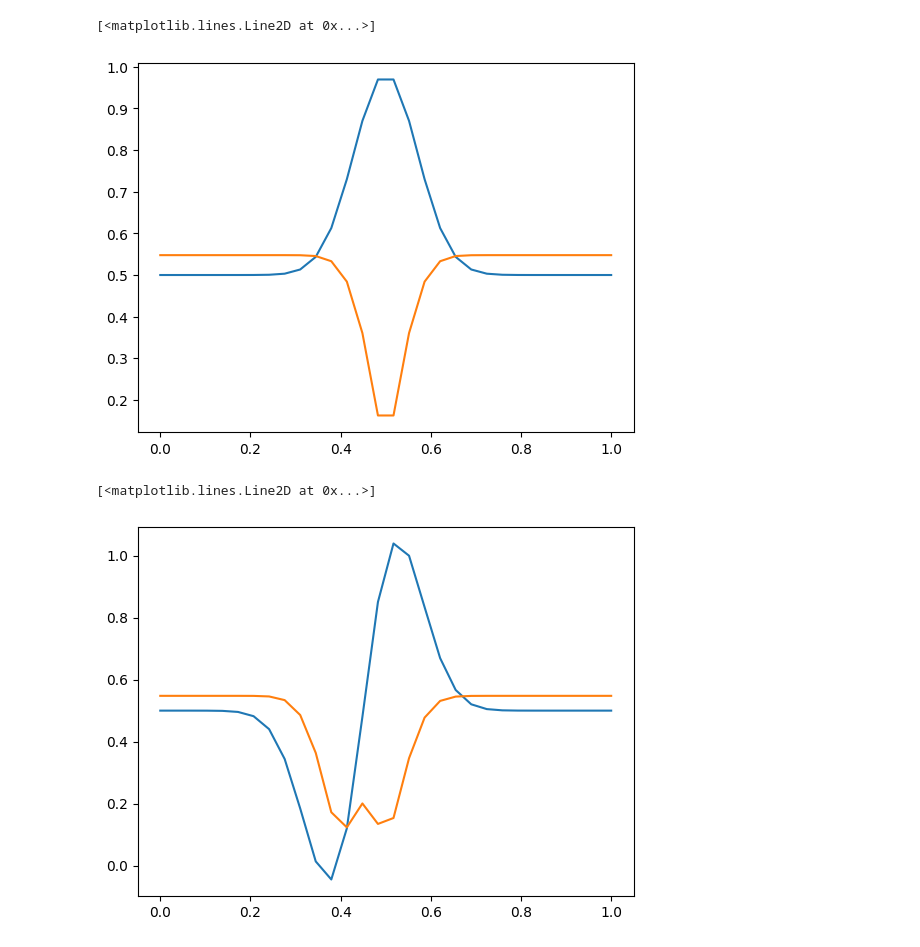
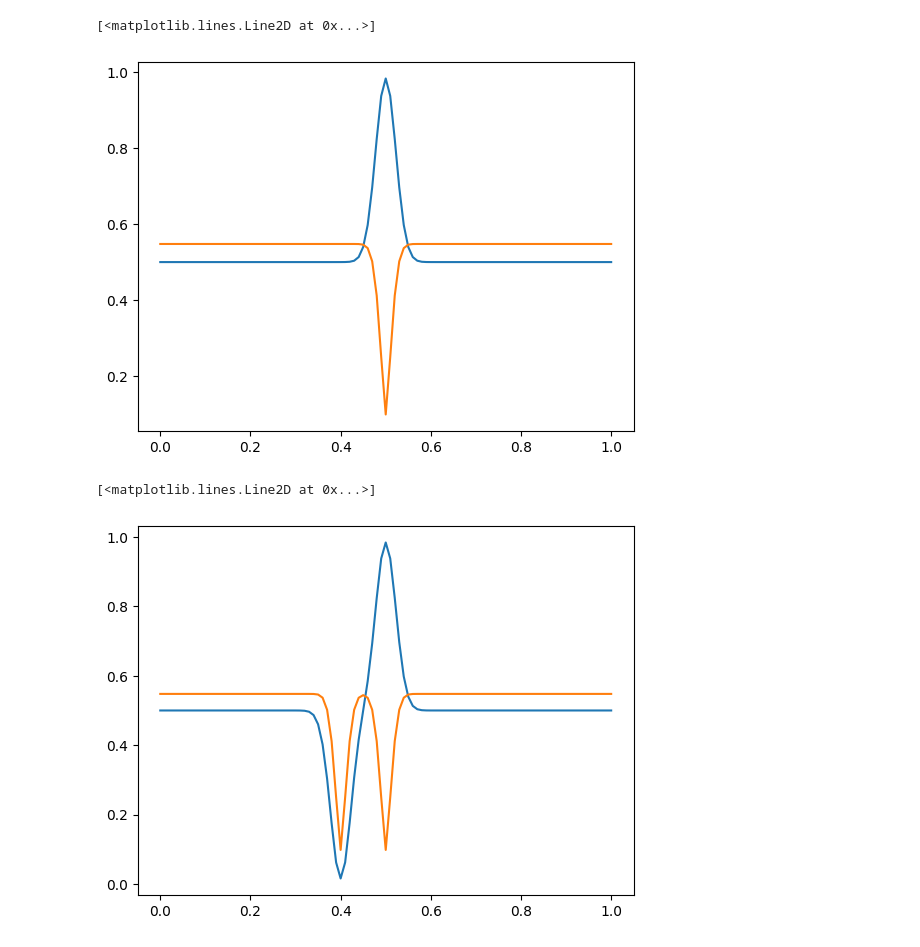
Before and after one commit to j319097/Continuum-armed-Bandits-, a Jupyter notebook: work/GP-TS-tk.ipynb, the cells around one changed output. Saved outputs shown, nothing was run; the diff lists cells and outputs as text; code cells hidden in the pictures.

```diff
--- a/work/GP-TS-tk.ipynb
+++ b/work/GP-TS-tk.ipynb
@@ -12,22 +12,21 @@ from gp_tk import GP
 # %%
-gp = GP(mu_y=0.5, sigma=0.01, kernel=RBF(0.3, 0.01))
+gp = GP(mu_y=0.5, sigma=0.01, kernel=RBF(0.3, 0.001))
+x = np.linspace(0, 1, 101)
 # %%
 gp.append(0.5, 1)
-x = np.linspace(0, 1, 30)
 mean, var = gp.mean_var(x)
 plt.plot(x, mean)
 plt.plot(x, np.sqrt(var))
 # %% [output]
 [<matplotlib.lines.Line2D at 0x...>]
-[figure, old version]
+[figure, new version]
 # %%
 gp.append(0.4, 0)
-x = np.linspace(0, 1, 30)
 mean, var = gp.mean_var(x)
 plt.plot(x, mean)
 plt.plot(x, np.sqrt(var))
 # %% [output]
 [<matplotlib.lines.Line2D at 0x...>]
-[figure, old version]
+[figure, new version]
 # %%
 gp.append(0.5, 0)
```
Also changed, not shown: parts of 6 cells of this notebook.
